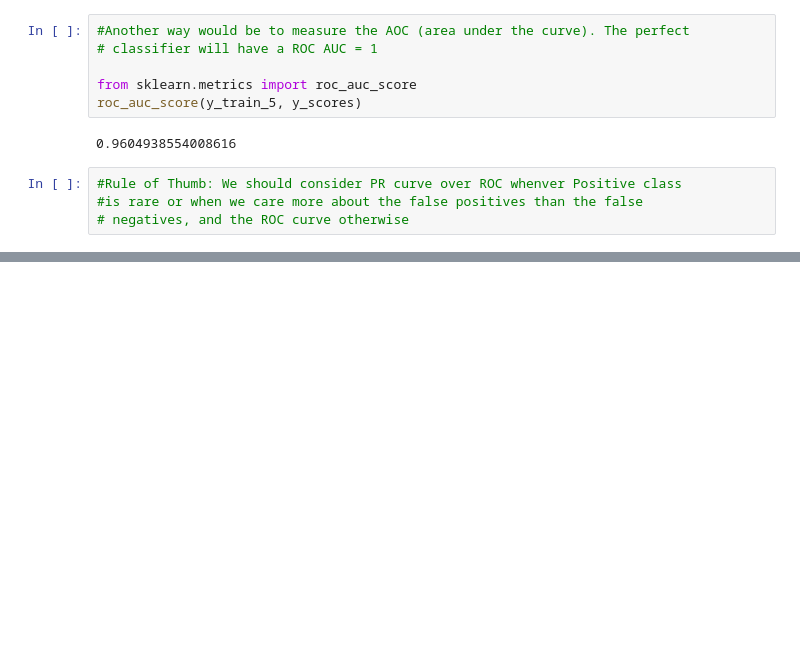
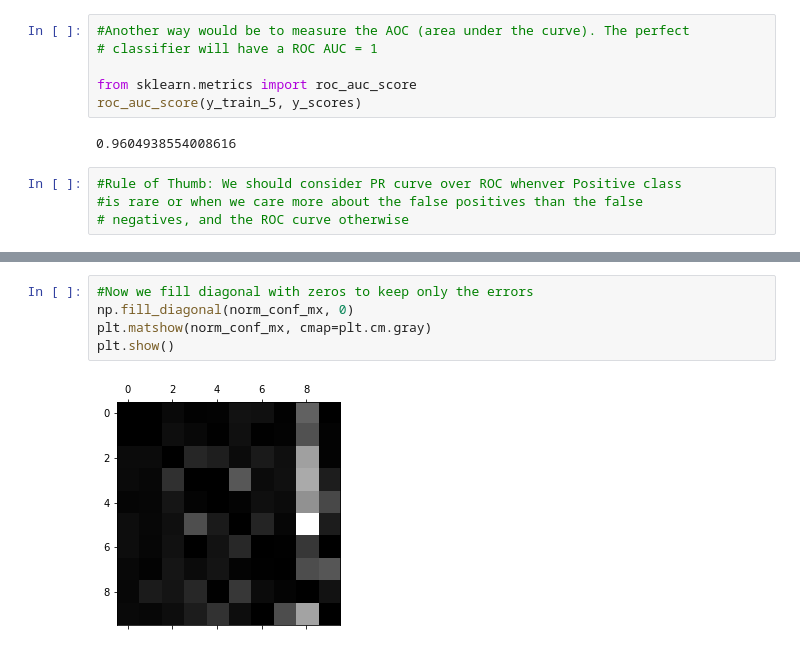
Before and after one commit to ahmer09/Machine_Learning, a Jupyter notebook: Classification.ipynb, the cells around one changed output, grey strips where cells are left out. Cells and saved outputs as stored; diff of their text form; blank space fills up the shorter version.

```diff
--- a/Classification.ipynb
+++ b/Classification.ipynb
@@ -170,0 +280,7 @@ roc_auc_score(y_train_5, y_scores)
+# %%
+#Now we fill diagonal with zeros to keep only the errors
+np.fill_diagonal(norm_conf_mx, 0)
+plt.matshow(norm_conf_mx, cmap=plt.cm.gray)
+plt.show()
+# %% [output]
+[figure, added]
```
Also changed, not shown: parts of 27 cells of this notebook.
